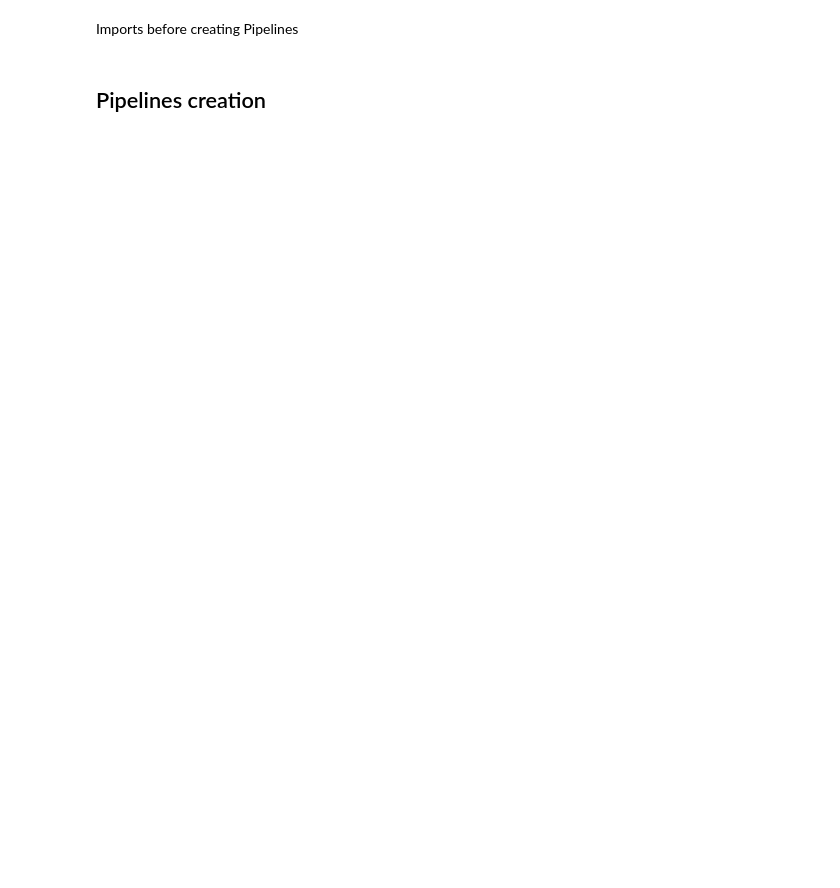
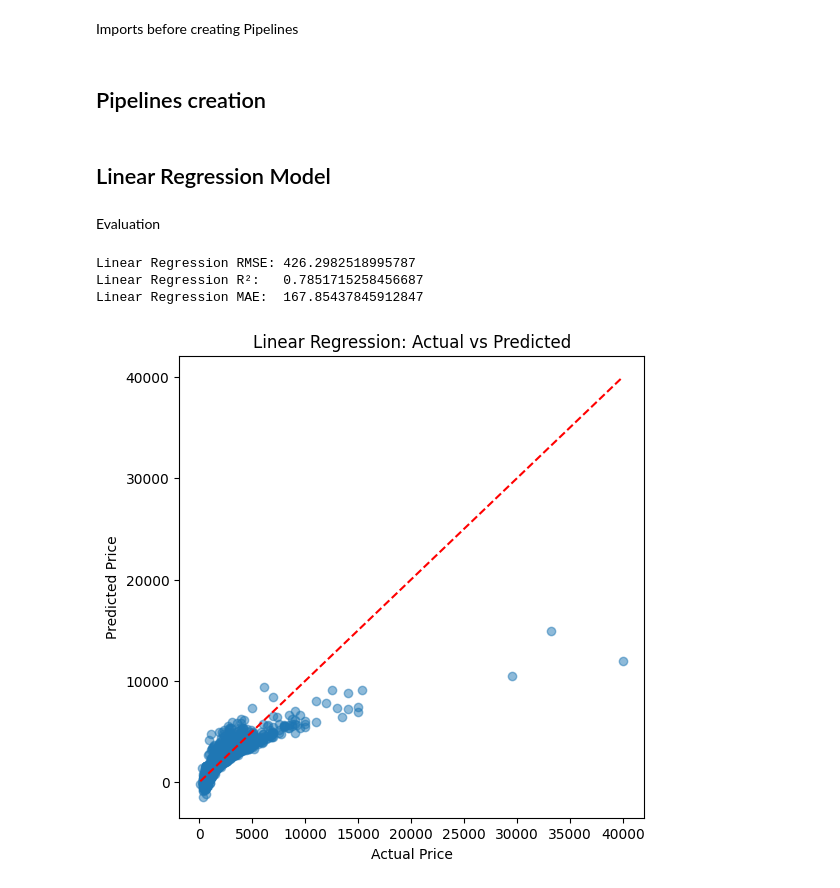
Before and after one commit to beatricemailum/CSCI316_GroupAssignment, a Jupyter notebook: CSCI316_G18_Task2.ipynb, the cells around one changed output. Cells and saved outputs as stored; diff of their text form; code cells hidden in the pictures; blank space fills up the shorter version.

Commit message:
model task 2 slight changes task 1

```diff
--- a/CSCI316_G18_Task2.ipynb
+++ b/CSCI316_G18_Task2.ipynb
@@ -399,21 +410,46 @@ gbt = GBTRegressor(featuresCol="features", labelCol=LABEL_COL, predictionCol="pr
 # %%
-label_col = "price_num"
-
-
-lr  = LinearRegression(featuresCol="features", labelCol=label_col, predictionCol="prediction")
-rf  = RandomForestRegressor(featuresCol="features", labelCol=label_col, predictionCol="prediction")
-gbt = GBTRegressor(featuresCol="features", labelCol=label_col, predictionCol="prediction")
-
-pipe_lr  = Pipeline(stages=[lr])
-pipe_rf  = Pipeline(stages=[rf])
-pipe_gbt = Pipeline(stages=[gbt])
-
 pipes = {
-    "lr": pipe_lr,
-    "rf": pipe_rf,
-    "gbt": pipe_gbt,
+    "LinearRegression": pipe_lr,
+    "RandomForest":     pipe_rf,
+    "GBT":              pipe_gbt,
 }
-# %%
-lr_model  = pipes["lr"].fit(train_data)
-rf_model  = pipes["rf"].fit(train_data)
-gbt_model = pipes["gbt"].fit(train_data)
+# %% [markdown]
+## Linear Regression Model
+# %%
+lr_model = pipes["LinearRegression"].fit(train_data)
+# %% [markdown]
+Evaluation
+# %%
+from pyspark.ml.evaluation import RegressionEvaluator
+
+LABEL = LABEL_COL
+
+lr_preds = lr_model.transform(test_data)
+
+e_rmse = RegressionEvaluator(labelCol=LABEL, predictionCol="prediction", metricName="rmse")
+e_r2   = RegressionEvaluator(labelCol=LABEL, predictionCol="prediction", metricName="r2")
+e_mae  = RegressionEvaluator(labelCol=LABEL, predictionCol="prediction", metricName="mae")
+
+print("Linear Regression RMSE:", e_rmse.evaluate(lr_preds))
+print("Linear Regression R²:  ", e_r2.evaluate(lr_preds))
+print("Linear Regression MAE: ", e_mae.evaluate(lr_preds))
+# %% [output]
+Linear Regression RMSE: 426.2982518995787
+Linear Regression R²:   0.7851715258456687
+Linear Regression MAE:  167.85437845912847
+# %%
+lr_preds = lr_model.transform(test_data).select("features", LABEL_COL, "prediction")
+# %%
+pdf = lr_preds.toPandas()
+
+plt.figure(figsize=(6,6))
+plt.scatter(pdf[LABEL_COL], pdf["prediction"], alpha=0.5)
+plt.plot([pdf[LABEL_COL].min(), pdf[LABEL_COL].max()],
+         [pdf[LABEL_COL].min(), pdf[LABEL_COL].max()],
+         color="red", linestyle="--")  # perfect prediction line
+plt.xlabel("Actual Price")
+plt.ylabel("Predicted Price")
+plt.title("Linear Regression: Actual vs Predicted")
+plt.show()
+# %% [output]
+[figure, added]
```
Also changed, not shown: parts of 11 cells of this notebook, 1 other file.
